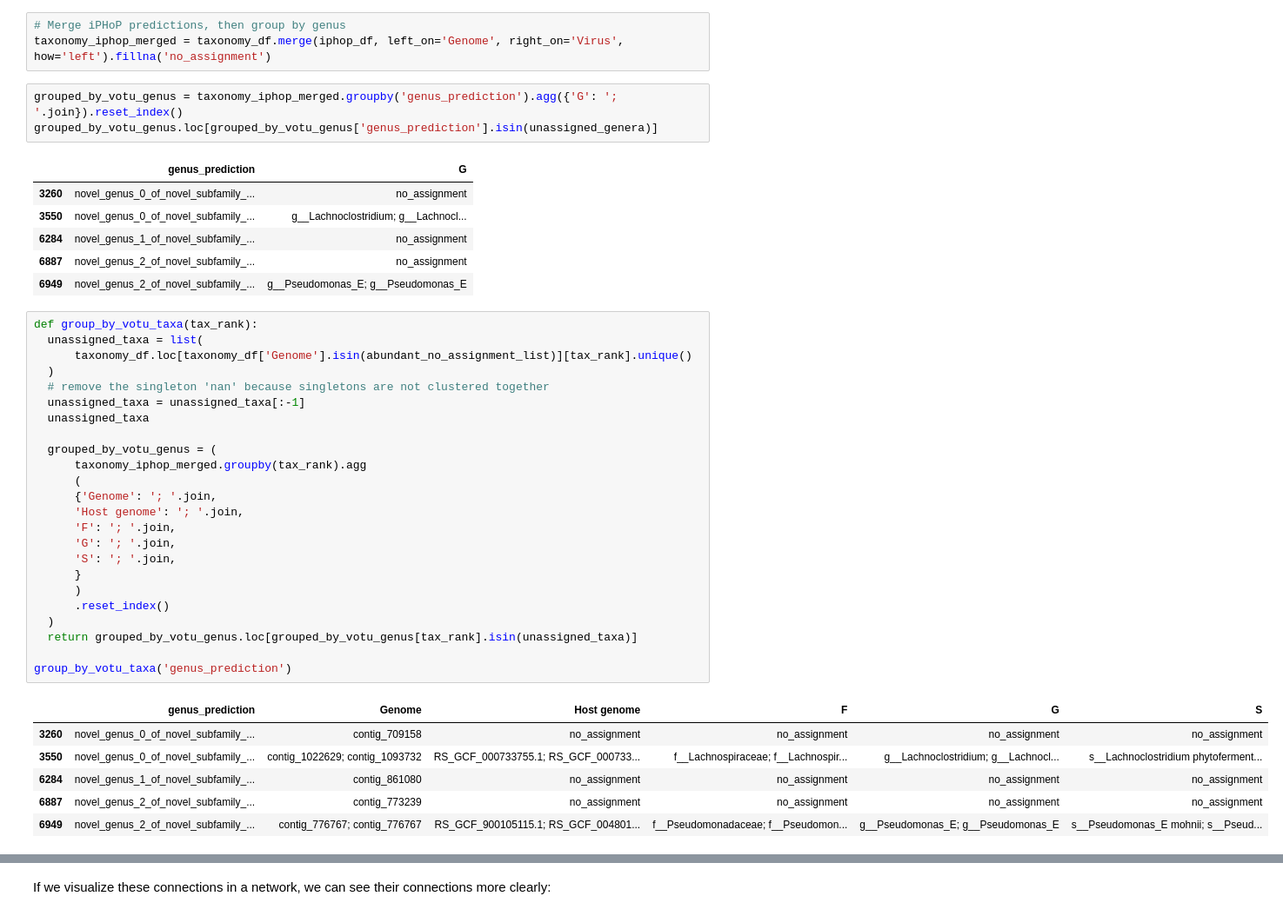
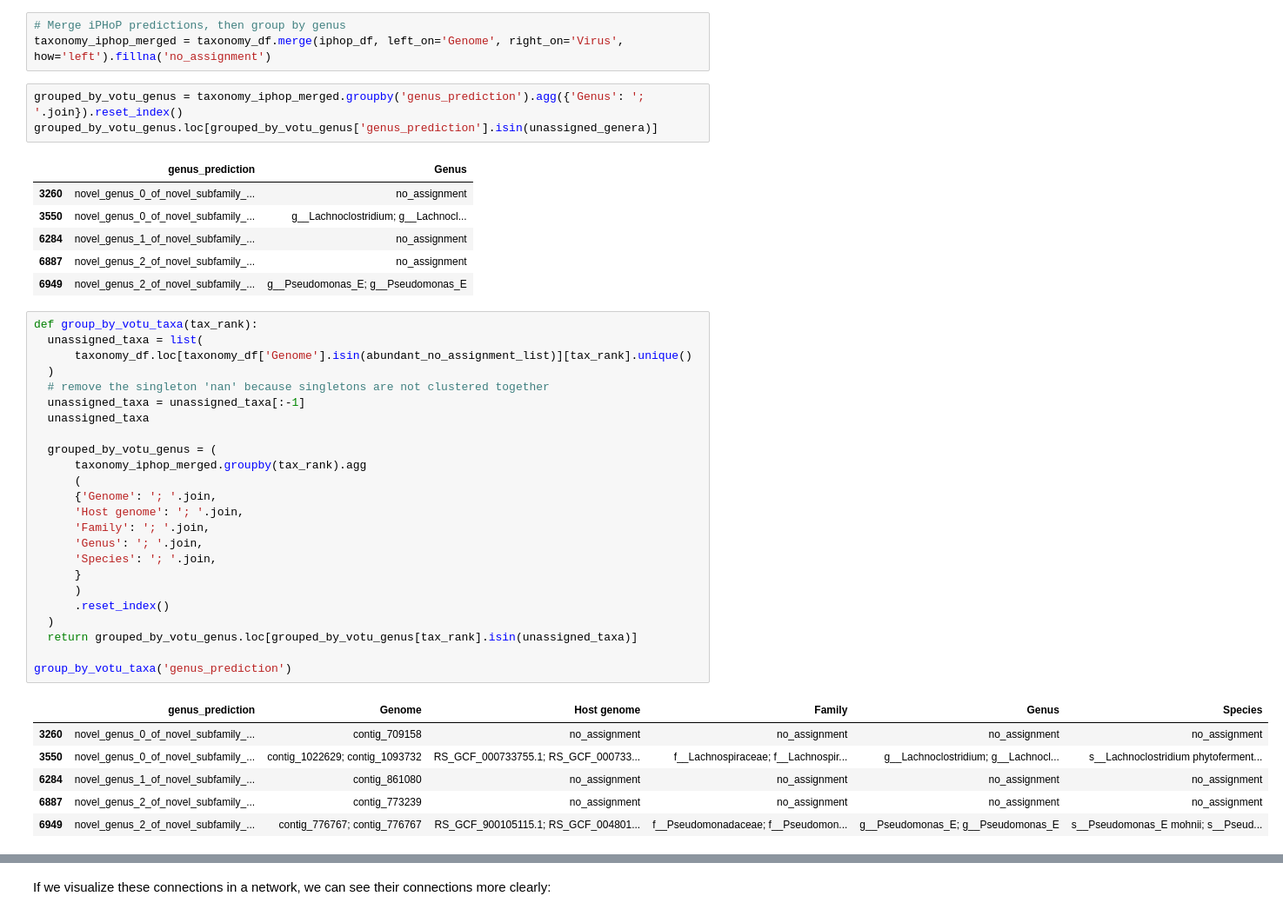
Before and after one commit to jamesriddellv/2026-Viromics-Practicals, a Jupyter notebook: day3_Bioreactor_viruses_deep_dive_host_prediction.ipynb, the cells around one changed output, grey strips where cells are left out. Shown at 87% size. Saved outputs shown, nothing was run; the diff lists cells and outputs as text.

```diff
--- a/day3_Bioreactor_viruses_deep_dive_host_prediction.ipynb
+++ b/day3_Bioreactor_viruses_deep_dive_host_prediction.ipynb
@@ -327,10 +333,10 @@ unassigned_genera
 # Merge iPHoP predictions, then group by genus
 taxonomy_iphop_merged = taxonomy_df.merge(iphop_df, left_on='Genome', right_on='Virus', how='left').fillna('no_assignment')
 # %%
-grouped_by_votu_genus = taxonomy_iphop_merged.groupby('genus_prediction').agg({'G': '; '.join}).reset_index()
+grouped_by_votu_genus = taxonomy_iphop_merged.groupby('genus_prediction').agg({'Genus': '; '.join}).reset_index()
 grouped_by_votu_genus.loc[grouped_by_votu_genus['genus_prediction'].isin(unassigned_genera)]
 # %% [output]
-|  | genus_prediction | G |
+|  | genus_prediction | Genus |
 | 3260 | novel_genus_0_of_novel_subfamily_... | no_assignment |
 | 3550 | novel_genus_0_of_novel_subfamily_... | g__Lachnoclostridium; g__Lachnocl... |
 | 6284 | novel_genus_1_of_novel_subfamily_... | no_assignment |
@@ -339,29 +345,29 @@ grouped_by_votu_genus.loc[grouped_by_votu_genus['genus_prediction'].isin(unassig
 # %%
 def group_by_votu_taxa(tax_rank):
   unassigned_taxa = list(
       taxonomy_df.loc[taxonomy_df['Genome'].isin(abundant_no_assignment_list)][tax_rank].unique()
   )
   # remove the singleton 'nan' because singletons are not clustered together
   unassigned_taxa = unassigned_taxa[:-1]
   unassigned_taxa
 
   grouped_by_votu_genus = (
       taxonomy_iphop_merged.groupby(tax_rank).agg
       (
       {'Genome': '; '.join,
       'Host genome': '; '.join,
-      'F': '; '.join,
-      'G': '; '.join,
-      'S': '; '.join,
+      'Family': '; '.join,
+      'Genus': '; '.join,
+      'Species': '; '.join,
       }
       )
       .reset_index()
   )
   return grouped_by_votu_genus.loc[grouped_by_votu_genus[tax_rank].isin(unassigned_taxa)]
 
 group_by_votu_taxa('genus_prediction')
 # %% [output]
-|  | genus_prediction | Genome | Host genome | F | G | S |
+|  | genus_prediction | Genome | Host genome | Family | Genus | Species |
 | 3260 | novel_genus_0_of_novel_subfamily_... | contig_709158 | no_assignment | no_assignment | no_assignment | no_assignment |
 | 3550 | novel_genus_0_of_novel_subfamily_... | contig_1022629; contig_1093732 | RS_GCF_000733755.1; RS_GCF_000733... | f__Lachnospiraceae; f__Lachnospir... | g__Lachnoclostridium; g__Lachnocl... | s__Lachnoclostridium phytoferment... |
 | 6284 | novel_genus_1_of_novel_subfamily_... | contig_861080 | no_assignment | no_assignment | no_assignment | no_assignment |
```
Also changed, not shown: parts of 10 cells of this notebook.
